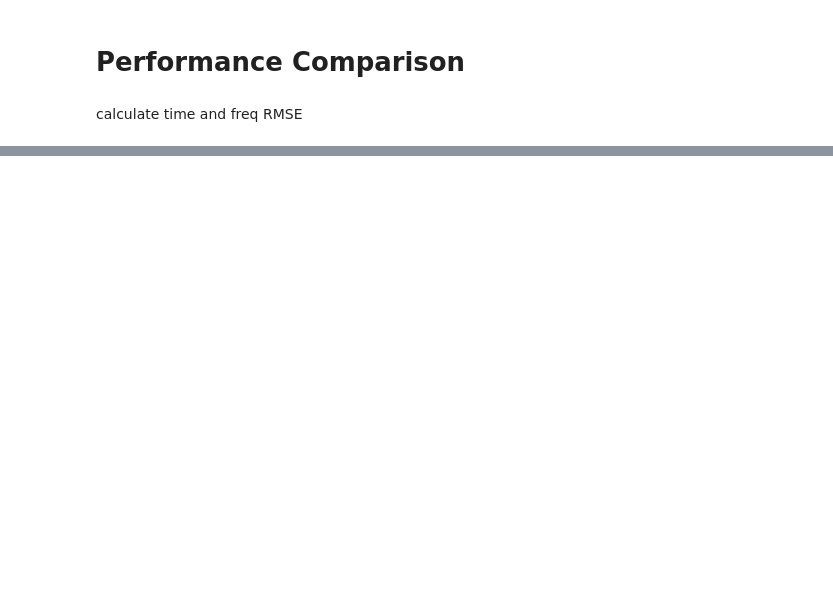
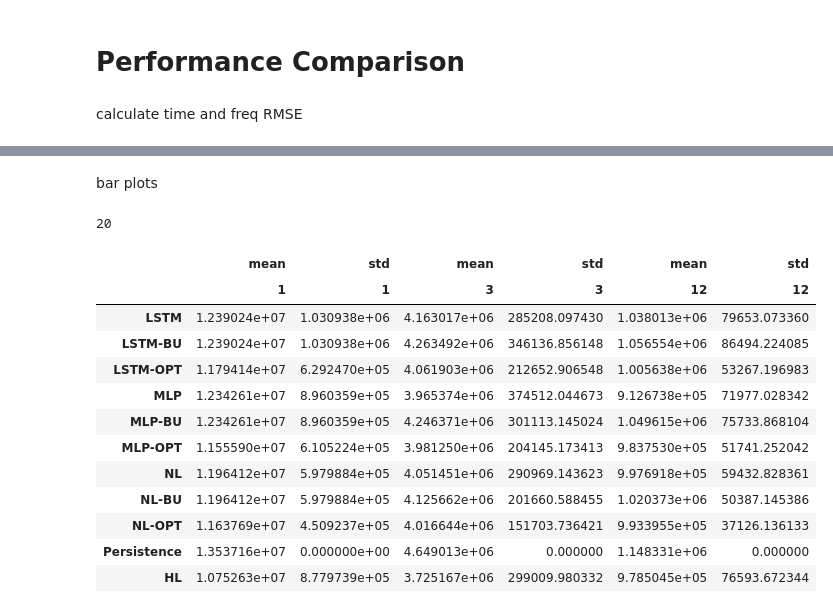
Before and after one commit to WillWang1113/MultiresolutionForecasting, a Jupyter notebook: 02-Test.ipynb, the cells around one changed output, grey strips where cells are left out. Drawn from its saved outputs; the diff is of its cells as text; code cells hidden in the pictures; blank space fills up the shorter version.

```diff
--- a/02-Test.ipynb
+++ b/02-Test.ipynb
@@ -1445,0 +635,50 @@ sns.boxplot(df)
+# %% [markdown]
+bar plots
+# %%
+with open(f'savings/large_ramp_opt_20_{dataset}_new.pickle', 'rb') as handle:
+    proposed_opt = pickle.load(handle)
+    print(len(proposed_opt))
+
+all_opt_result = []
+for seed in range(20):
+    seed_opt = proposed_opt[seed]
+    opt_result = {name: {} for name in seed_opt.keys()}
+    for name in seed_opt.keys():
+        res_opt = seed_opt[name]
+        for avg_terms in res_opt.keys():
+            sample_opt = res_opt[avg_terms][:7]
+            opt_result[name][avg_terms] = np.mean(sample_opt)
+    opt_result = pd.DataFrame(opt_result)
+    all_opt_result.append(opt_result)
+all_opt_result = pd.concat(all_opt_result, axis=0)
+all_opt_result = all_opt_result.groupby(all_opt_result.index).agg(
+    ["mean", "std"])
+all_opt_result = all_opt_result.sort_index()
+all_opt_result = all_opt_result.stack(level=1).transpose().swaplevel(1, 0, axis=1)
+
+all_opt_result.rename(index={
+    "Neural Laplace": "NL",
+    "Neural Laplace-BU": "NL-BU",
+    "Neural Laplace-OPT": "NL-OPT",
+    "Proposed": "HL"
+},
+                        inplace=True)
+all_opt_result = all_opt_result.drop(
+        ["Persistence-BU", "Persistence-OPT"], axis=0)
+
+all_opt_result
+# %% [output]
+20
+|  | mean | std | mean | std | mean | std |
+|  | 1 | 1 | 3 | 3 | 12 | 12 |
+| LSTM | 1.239024e+07 | 1.030938e+06 | 4.163017e+06 | 285208.097430 | 1.038013e+06 | 79653.073360 |
+| LSTM-BU | 1.239024e+07 | 1.030938e+06 | 4.263492e+06 | 346136.856148 | 1.056554e+06 | 86494.224085 |
+| LSTM-OPT | 1.179414e+07 | 6.292470e+05 | 4.061903e+06 | 212652.906548 | 1.005638e+06 | 53267.196983 |
+| MLP | 1.234261e+07 | 8.960359e+05 | 3.965374e+06 | 374512.044673 | 9.126738e+05 | 71977.028342 |
+| MLP-BU | 1.234261e+07 | 8.960359e+05 | 4.246371e+06 | 301113.145024 | 1.049615e+06 | 75733.868104 |
+| MLP-OPT | 1.155590e+07 | 6.105224e+05 | 3.981250e+06 | 204145.173413 | 9.837530e+05 | 51741.252042 |
+| NL | 1.196412e+07 | 5.979884e+05 | 4.051451e+06 | 290969.143623 | 9.976918e+05 | 59432.828361 |
+| NL-BU | 1.196412e+07 | 5.979884e+05 | 4.125662e+06 | 201660.588455 | 1.020373e+06 | 50387.145386 |
+| NL-OPT | 1.163769e+07 | 4.509237e+05 | 4.016644e+06 | 151703.736421 | 9.933955e+05 | 37126.136133 |
+| Persistence | 1.353716e+07 | 0.000000e+00 | 4.649013e+06 | 0.000000 | 1.148331e+06 | 0.000000 |
+| HL | 1.075263e+07 | 8.779739e+05 | 3.725167e+06 | 299009.980332 | 9.785045e+05 | 76593.672344 |
```
Also changed, not shown: parts of 39 cells of this notebook, 24 other files.
